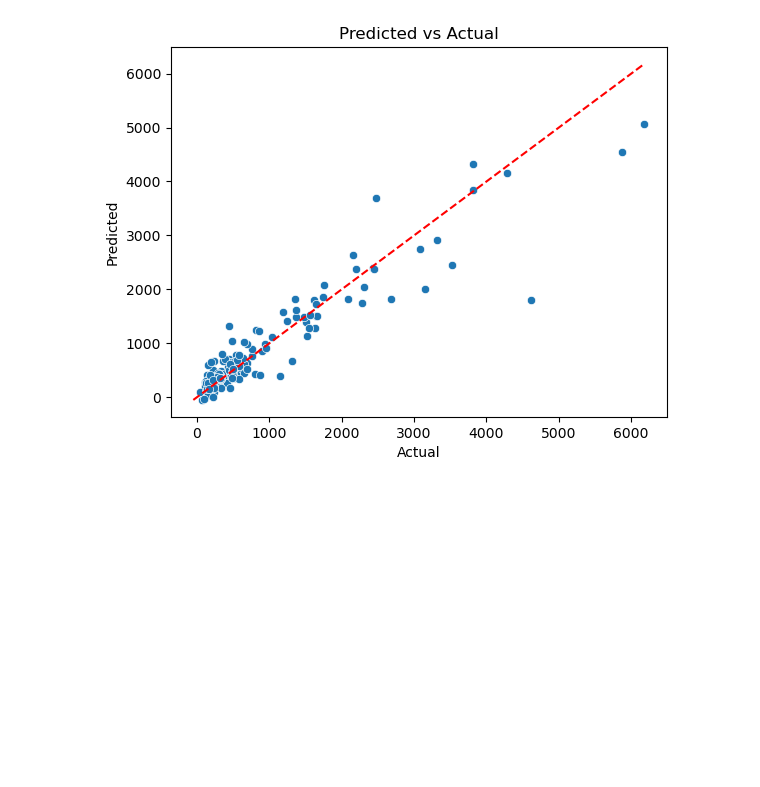
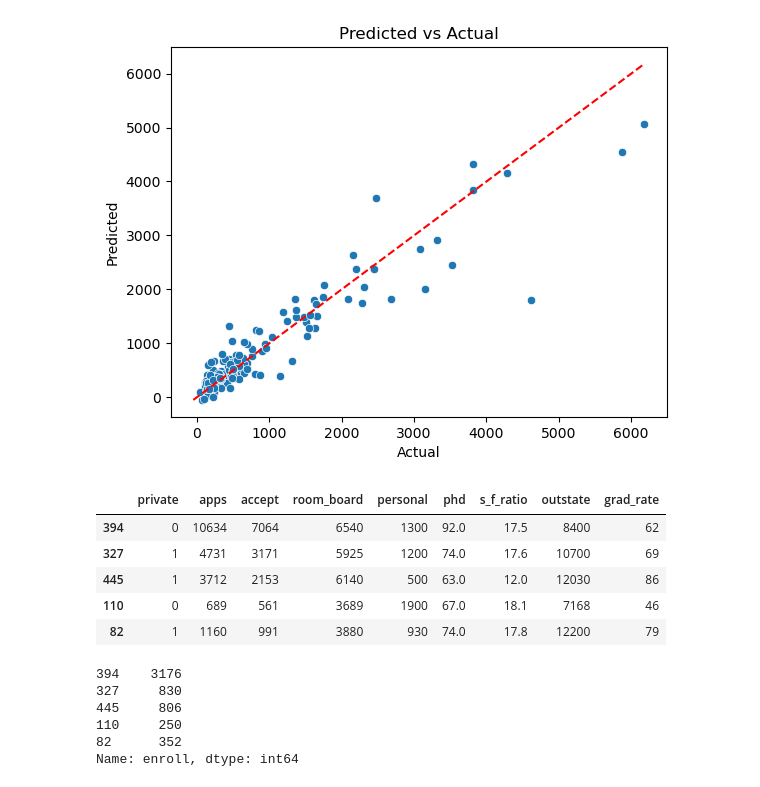
Before and after one commit to danielphilip12/College-Admissions, a Jupyter notebook: modeling.ipynb, the cells around one changed output. Cells and saved outputs as stored; diff of their text form; code cells hidden in the pictures; blank space fills up the shorter version.

```diff
--- a/modeling.ipynb
+++ b/modeling.ipynb
@@ -175,3 +175,21 @@ plt.title("Predicted vs Actual")
 plt.show()
 # %% [output]
 [figure]
+# %%
+X_train.head()
+# %% [output]
+|  | private | apps | accept | room_board | personal | phd | s_f_ratio | outstate | grad_rate |
+| 394 | 0 | 10634 | 7064 | 6540 | 1300 | 92.0 | 17.5 | 8400 | 62 |
+| 327 | 1 | 4731 | 3171 | 5925 | 1200 | 74.0 | 17.6 | 10700 | 69 |
+| 445 | 1 | 3712 | 2153 | 6140 | 500 | 63.0 | 12.0 | 12030 | 86 |
+| 110 | 0 | 689 | 561 | 3689 | 1900 | 67.0 | 18.1 | 7168 | 46 |
+| 82 | 1 | 1160 | 991 | 3880 | 930 | 74.0 | 17.8 | 12200 | 79 |
+# %%
+y_train.head()
+# %% [output]
+394    3176
+327     830
+445     806
+110     250
+82      352
+Name: enroll, dtype: int64
```
Also changed, not shown: 5 other files.
